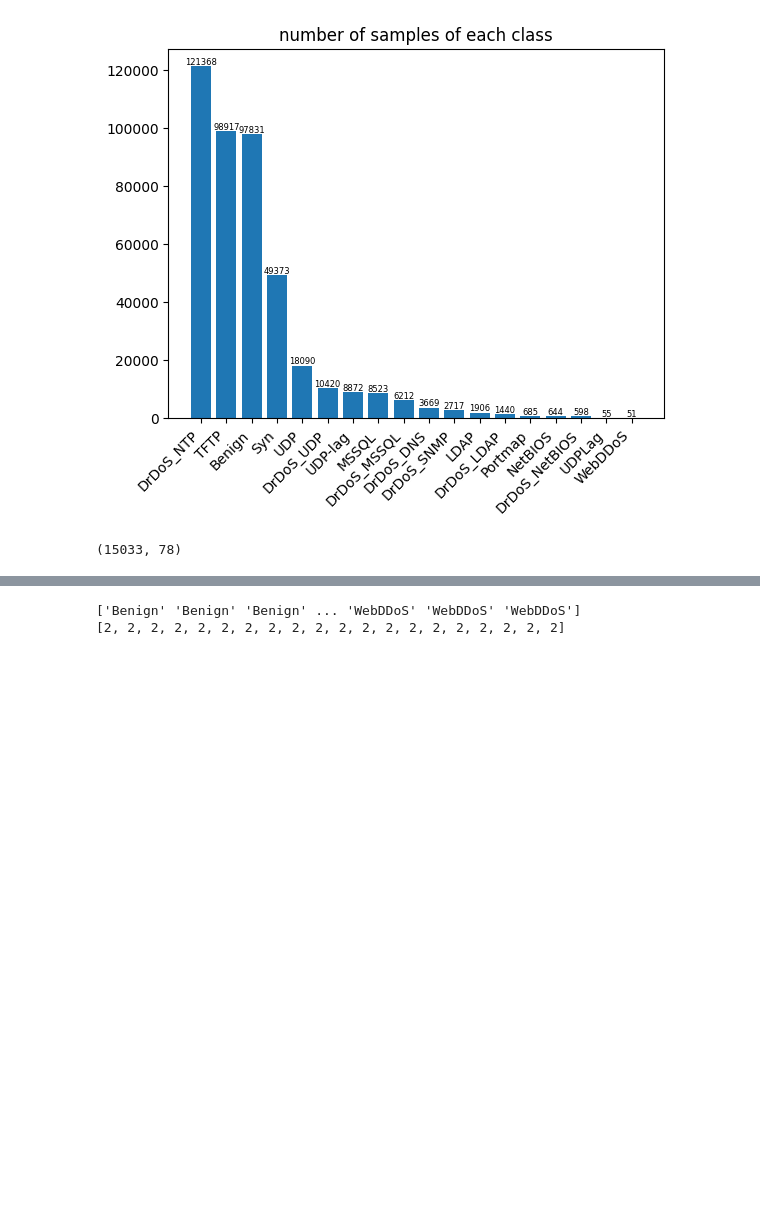
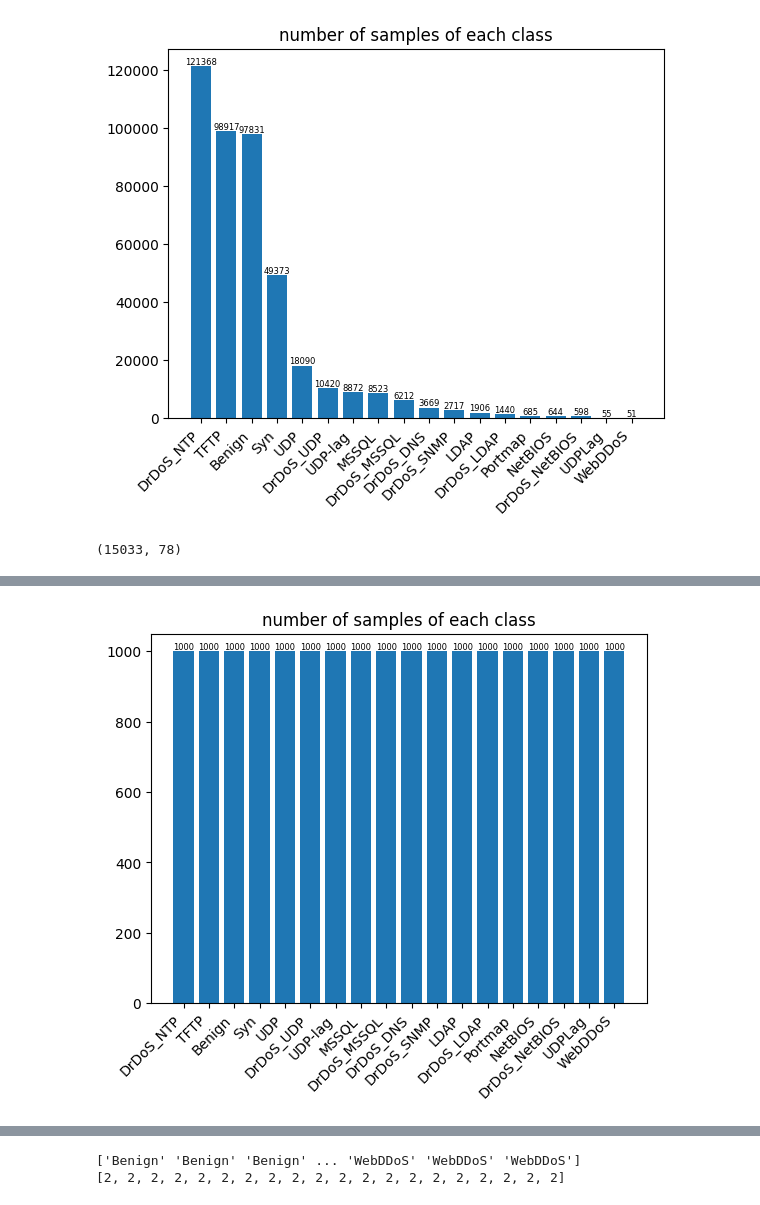
Before and after one commit to Rcym/AIRS-DDoS-Classifier, a Jupyter notebook: cic_ddos2019.ipynb, the cells around one changed output, grey strips where cells are left out. Drawn from its saved outputs; the diff is of its cells as text; code cells hidden in the pictures; blank space fills up the shorter version.

```diff
--- a/cic_ddos2019.ipynb
+++ b/cic_ddos2019.ipynb
@@ -214,0 +203,10 @@ Name: count, dtype: int64
+# %%
+from imblearn.over_sampling import SMOTE
+
+smote = SMOTE()
+features_resampled, classes_resampled = smote.fit_resample(cic_ddos2019_all_balanced.iloc[:,:-1], cic_ddos2019_all_balanced.iloc[:,-1])
+
+cic_ddos2019_all_balanced = pd.DataFrame(features_resampled, columns=features_resampled.columns)
+cic_ddos2019_all_balanced['Label'] = classes_resampled
+
+cic_ddos2019_all_balanced['Label'].value_counts()
@@ -214,0 +234,10 @@ Name: count, dtype: int64
+# %%
+fig, ax = plt.subplots()
+barContainer = ax.bar(all_classes, cic_ddos2019_all_balanced.Label.value_counts().values)
+ax.set_title('number of samples of each class')
+ax.set_xticks(range(len(all_classes)))
+ax.set_xticklabels(all_classes, rotation=45, ha='right')
+ax.bar_label(barContainer, cic_ddos2019_all_balanced.Label.value_counts().values, fontsize=6)
+plt.show()
+# %% [output]
+[figure, added]
```
Also changed, not shown: parts of 34 cells of this notebook, 5 other files.
